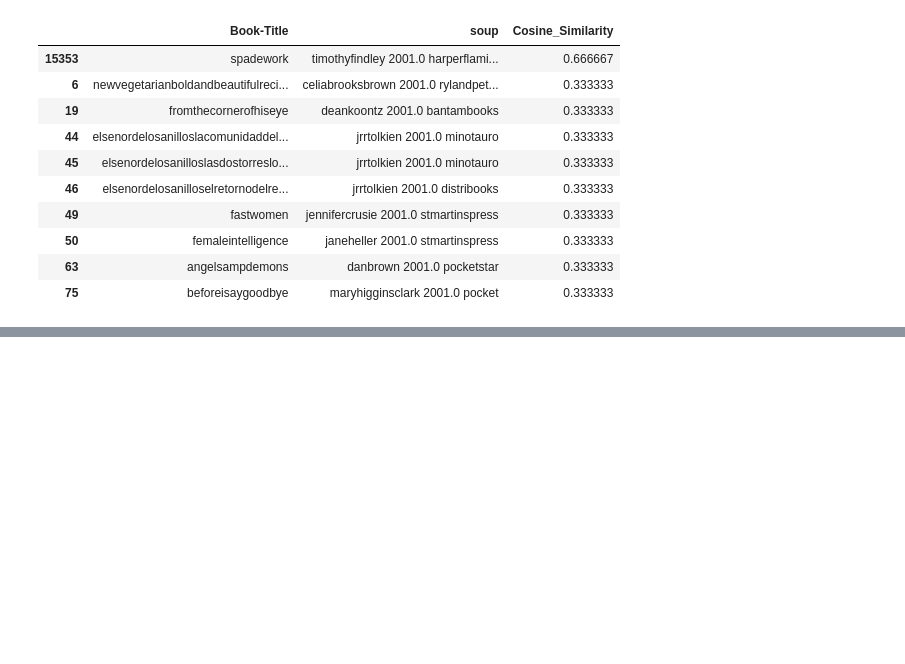
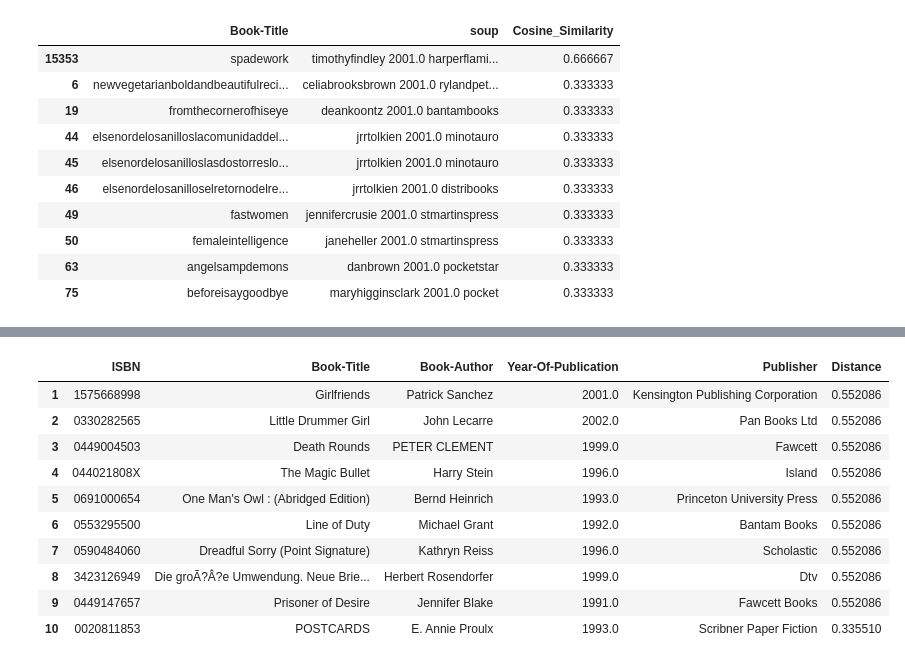
Before and after one commit to kieubaduong/Machine-Learning-self-study, a Jupyter notebook: books_recommendation/content_based_knn.ipynb, the cells around one changed output, grey strips where cells are left out. Saved outputs shown, nothing was run; the diff lists cells and outputs as text; code cells hidden in the pictures; blank space fills up the shorter version.

```diff
--- a/books_recommendation/content_based_knn.ipynb
+++ b/books_recommendation/content_based_knn.ipynb
@@ -481,0 +513,3 @@ df_recommend
+# %%
+final_dataset_csr = sparse.csr_matrix(final_dataset)
+final_dataset.reset_index(inplace=True)
@@ -481,0 +521,49 @@ df_recommend
+# %%
+def get_book_recommendation(ISBN, n_books_to_reccomend):
+    # book_list là một dataframe chứa các cuốn sách có ISBN là ISBN
+    book_list = df_books[df_books['ISBN']== ISBN]
+
+    # Nếu không tìm thấy cuốn sách có ISBN là ISBN thì trả về None
+    if len(book_list):
+        # book_idx là chỉ số đầu tiên của cuốn sách có ISBN là ISBN trong book_list
+        book_idx = book_list.iloc[0]['ISBN']
+        # book_idx là chỉ số của cuốn sách có ISBN là ISBN trong final_dataset
+        book_idx = final_dataset[final_dataset['ISBN'] == book_idx].index[0]
+        # distances là một list chứa các cặp (chỉ số, khoảng cách)
+        # indices là một list chứa các cặp (chỉ số, độ tương đồng)
+        distances , indices = knn.kneighbors(final_dataset_csr[book_idx],n_neighbors=n_books_to_reccomend+1)
+        rec_book_indices = sorted(list(zip(indices.squeeze().tolist(),distances.squeeze().tolist())),key=lambda x: x[1])[:0:-1]
+        recommend_frame = []
+        for val in rec_book_indices:
+            book_idx = final_dataset.iloc[val[0]]['ISBN']
+            idx = df_books[df_books['ISBN'] == book_idx].index
+            recommend_frame.append({'ISBN':df_books.iloc[idx]['ISBN'].values[0],
+                                    'Book-Title':df_books.iloc[idx]['Book-Title'].values[0],
+                                    'Book-Author':df_books.iloc[idx]['Book-Author'].values[0],
+                                    'Year-Of-Publication':df_books.iloc[idx]['Year-Of-Publication'].values[0],
+                                    'Publisher':df_books.iloc[idx]['Publisher'].values[0],
+                                    'Distance':val[1]})
+        df = pd.DataFrame(recommend_frame,index=range(1,n_books_to_reccomend+1))
+        return df
+    else:
+        return "Book not found. Re-check the ISBN"
+# %%
+def recommend_book(userID, n_recommend = 10):
+    ISBN = df_rating.loc[df_rating[df_rating['User-ID'] == userID]['Book-Rating'].idxmax()]['ISBN']
+    recommendation = get_book_recommendation(ISBN, n_recommend)
+
+    return recommendation
+# %%
+recommend_book(8, n_recommend = 10)
+# %% [output]
+|  | ISBN | Book-Title | Book-Author | Year-Of-Publication | Publisher | Distance |
+| 1 | 1575668998 | Girlfriends | Patrick Sanchez | 2001.0 | Kensington Publishing Corporation | 0.552086 |
+| 2 | 0330282565 | Little Drummer Girl | John Lecarre | 2002.0 | Pan Books Ltd | 0.552086 |
+| 3 | 0449004503 | Death Rounds | PETER CLEMENT | 1999.0 | Fawcett | 0.552086 |
+| 4 | 044021808X | The Magic Bullet | Harry Stein | 1996.0 | Island | 0.552086 |
+| 5 | 0691000654 | One Man's Owl : (Abridged Edition) | Bernd Heinrich | 1993.0 | Princeton University Press | 0.552086 |
+| 6 | 0553295500 | Line of Duty | Michael Grant | 1992.0 | Bantam Books | 0.552086 |
+| 7 | 0590484060 | Dreadful Sorry (Point Signature) | Kathryn Reiss | 1996.0 | Scholastic | 0.552086 |
+| 8 | 3423126949 | Die groÃ?Â?e Umwendung. Neue Brie... | Herbert Rosendorfer | 1999.0 | Dtv | 0.552086 |
+| 9 | 0449147657 | Prisoner of Desire | Jennifer Blake | 1991.0 | Fawcett Books | 0.552086 |
+| 10 | 0020811853 | POSTCARDS | E. Annie Proulx | 1993.0 | Scribner Paper Fiction | 0.335510 |
```
Also changed, not shown: parts of 5 cells of this notebook.
